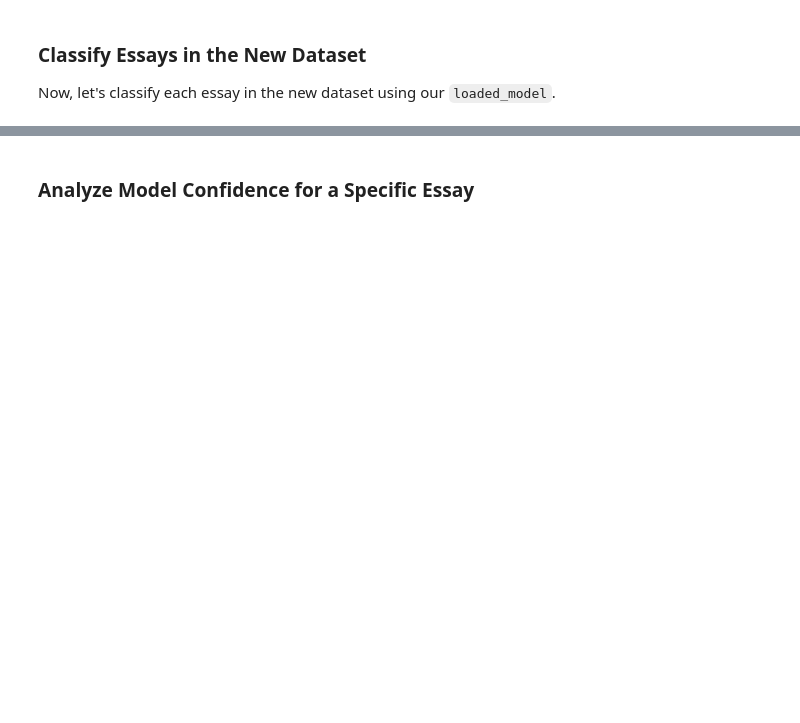
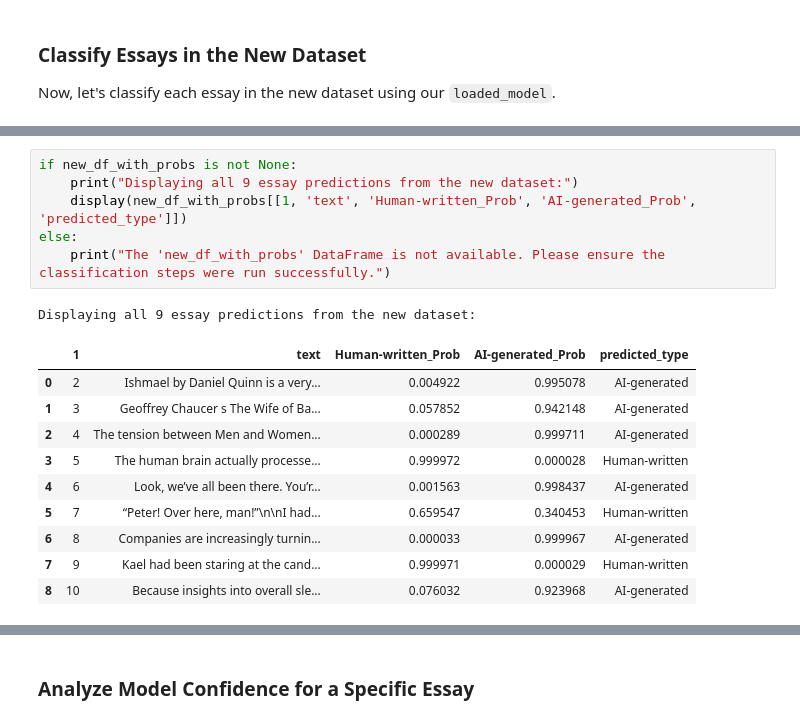
Before and after one commit to Stecklert1/UST--Deep-Learning-2026, a Jupyter notebook: Deep Learning Final Project.ipynb, the cells around one changed output, grey strips where cells are left out. Saved outputs shown, nothing was run; the diff lists cells and outputs as text; blank space fills up the shorter version.

```diff
--- a/Deep Learning Final Project.ipynb
+++ b/Deep Learning Final Project.ipynb
@@ -644,0 +722,18 @@ dtype: int64
+# %%
+if new_df_with_probs is not None:
+    print("Displaying all 9 essay predictions from the new dataset:")
+    display(new_df_with_probs[[1, 'text', 'Human-written_Prob', 'AI-generated_Prob', 'predicted_type']])
+else:
+    print("The 'new_df_with_probs' DataFrame is not available. Please ensure the classification steps were run successfully.")
+# %% [output]
+Displaying all 9 essay predictions from the new dataset:
+|  | 1 | text | Human-written_Prob | AI-generated_Prob | predicted_type |
+| 0 | 2 | Ishmael by Daniel Quinn is a very... | 0.004922 | 0.995078 | AI-generated |
+| 1 | 3 | Geoffrey Chaucer s The Wife of Ba... | 0.057852 | 0.942148 | AI-generated |
+| 2 | 4 | The tension between Men and Women... | 0.000289 | 0.999711 | AI-generated |
+| 3 | 5 | The human brain actually processe... | 0.999972 | 0.000028 | Human-written |
+| 4 | 6 | Look, we’ve all been there. You’r... | 0.001563 | 0.998437 | AI-generated |
+| 5 | 7 | “Peter! Over here, man!”\n\nI had... | 0.659547 | 0.340453 | Human-written |
+| 6 | 8 | Companies are increasingly turnin... | 0.000033 | 0.999967 | AI-generated |
+| 7 | 9 | Kael had been staring at the cand... | 0.999971 | 0.000029 | Human-written |
+| 8 | 10 | Because insights into overall sle... | 0.076032 | 0.923968 | AI-generated |
```
Also changed, not shown: parts of 38 cells of this notebook.
